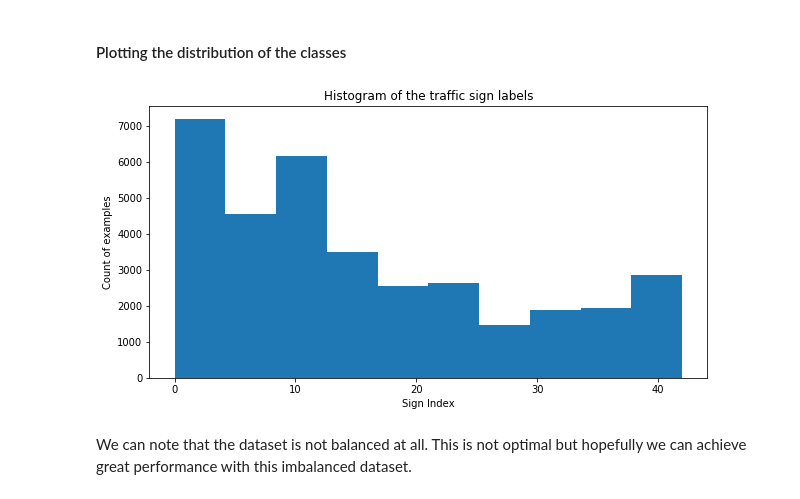
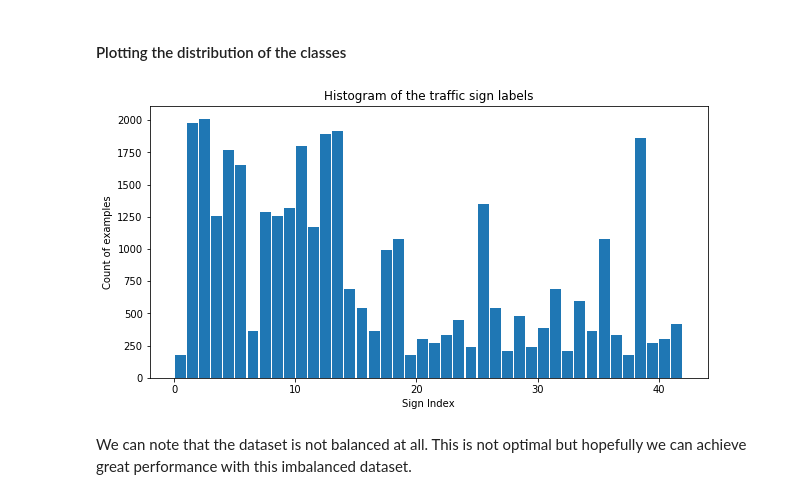
Before and after one commit to itismouad/sdcnd_traffic_sign_classifier, a Jupyter notebook: sdcnd_traffic_sign_classifier.ipynb, the cells around one changed output. Saved outputs shown, nothing was run; the diff lists cells and outputs as text; code cells hidden in the pictures.

```diff
--- a/sdcnd_traffic_sign_classifier.ipynb
+++ b/sdcnd_traffic_sign_classifier.ipynb
@@ -29,7 +30,8 @@ We first load the 3 datasets (train, validation, test) that will allow us to tra
 # %%
 project_path = os.path.join(os.environ['HOME'], "sdcnd/sdcnd_traffic_sign_classifier")
-data_path = os.path.join(os.environ['HOME'], "sdcnd/sdcnd_traffic_sign_classifier/traffic-signs-data")
-model_path = os.path.join(os.environ['HOME'], "sdcnd/sdcnd_traffic_sign_classifier/models")
+data_path = os.path.join(project_path, "traffic-signs-data")
+model_path = os.path.join(project_path, "models")
+new_images_path = os.path.join(project_path, "images")
 # %%
 training_file = os.path.join(data_path, "train.p")
 validation_file= os.path.join(data_path, "valid.p")
@@ -122,11 +147,11 @@ Name: SignName, dtype: object
 # %%
 plt.figure(figsize=(10,5))
 plt.xlabel("Sign Index")
 plt.ylabel("Count of examples")
-plt.hist(y_train)
+plt.hist(y_train, bins=list(range(n_classes)), rwidth=0.9)
 plt.title("Histogram of the traffic sign labels")
 plt.show()
 # %% [output]
-[figure, old version]
+[figure, new version]
 # %% [markdown]
 We can note that the dataset is not balanced at all. This is not optimal but hopefully we can achieve great performance with this imbalanced dataset.
```
Also changed, not shown: parts of 61 cells of this notebook, 10 other files.
